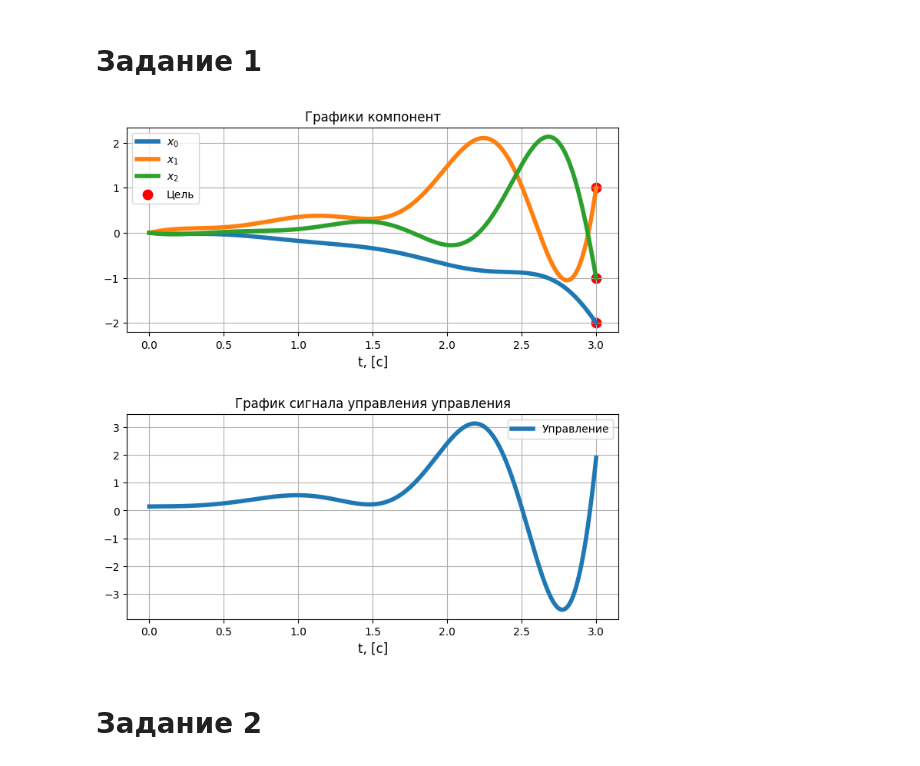
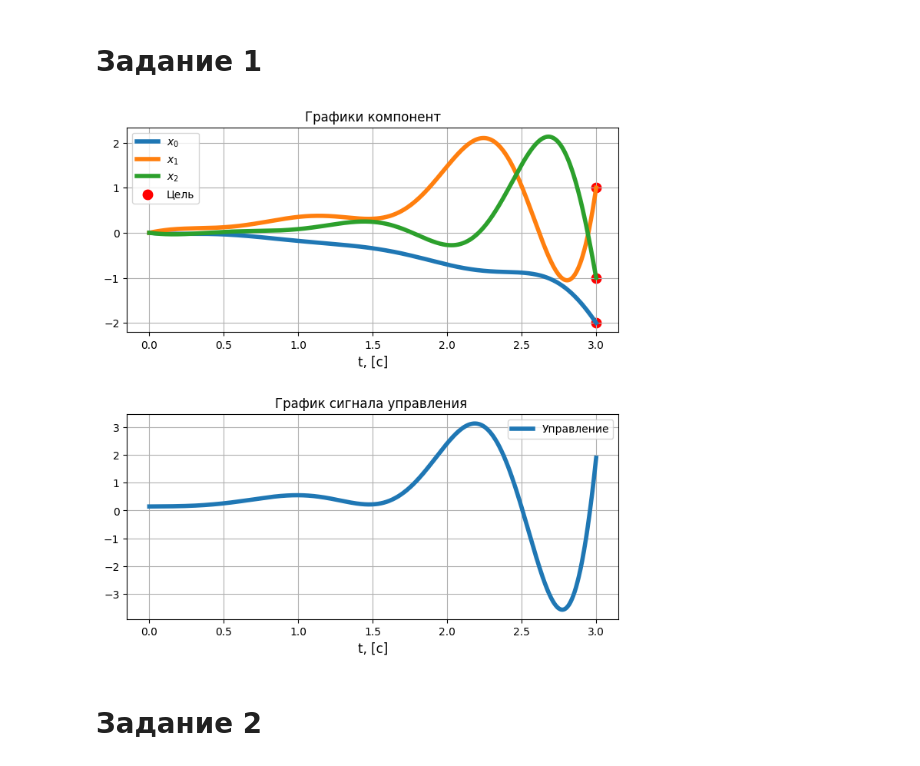
Before and after one commit to EgorProkopov/TAU2, a Jupyter notebook: notebooks/tau_7.ipynb, the cells around one changed output. Cells and saved outputs as stored; diff of their text form; code cells hidden in the pictures.

```diff
--- a/notebooks/tau_7.ipynb
+++ b/notebooks/tau_7.ipynb
@@ -32,7 +32,7 @@ def get_u_for_controllable(A, B, x1, end_time):
         u.append(B.T @ scipy.linalg.expm(A.T * (end_time - t)) @ np.linalg.pinv(control_gramian_matrix) @ x1)
     return np.array(u).reshape((B.shape[1], -1)), times
 # %%
-def plot_task1(A, B, x1, end_time, file_name='test.jpg'):
+def plot_task1(A, B, x1, end_time):
     u, times = get_u_for_controllable(A, B, x1, end_time)
     ss = control.ss(A, B, A * 0, B * 0)
     output = control.forced_response(ss, X0=[0,0,0], U=u, T=times).states
@@ -49,7 +49,7 @@ def plot_task1(A, B, x1, end_time, file_name='test.jpg'):
     axs[0].scatter([end_time, end_time, end_time], [x1[0], x1[1], x1[2]], color='r', linewidth=4, label='Цель')
     axs[0].legend()
 
-    axs[1].set_title(f"График сигнала управления управления")
+    axs[1].set_title(f"График сигнала управления ")
     axs[1].plot(times, u.reshape(-1), linewidth=4, label="Управление")
     axs[1].set_xlabel(f"t, [c]", fontsize=12)
     axs[1].grid(True)
@@ -65,8 +65,8 @@ task1_B = np.array([[-2], [5], [-3]])
 task1_x1 = np.array([[-2], [1], [-1]])
 task1_end_time = 3
 # %%
-plot_task1(task1_A, task1_B, task1_x1, task1_end_time, 'task1')
+plot_task1(task1_A, task1_B, task1_x1, task1_end_time)
 # %% [output]
-[figure, old version]
+[figure, new version]
 # %% [markdown]
 # Задание 2
```
Also changed, not shown: parts of 19 cells of this notebook, 5 other files.
